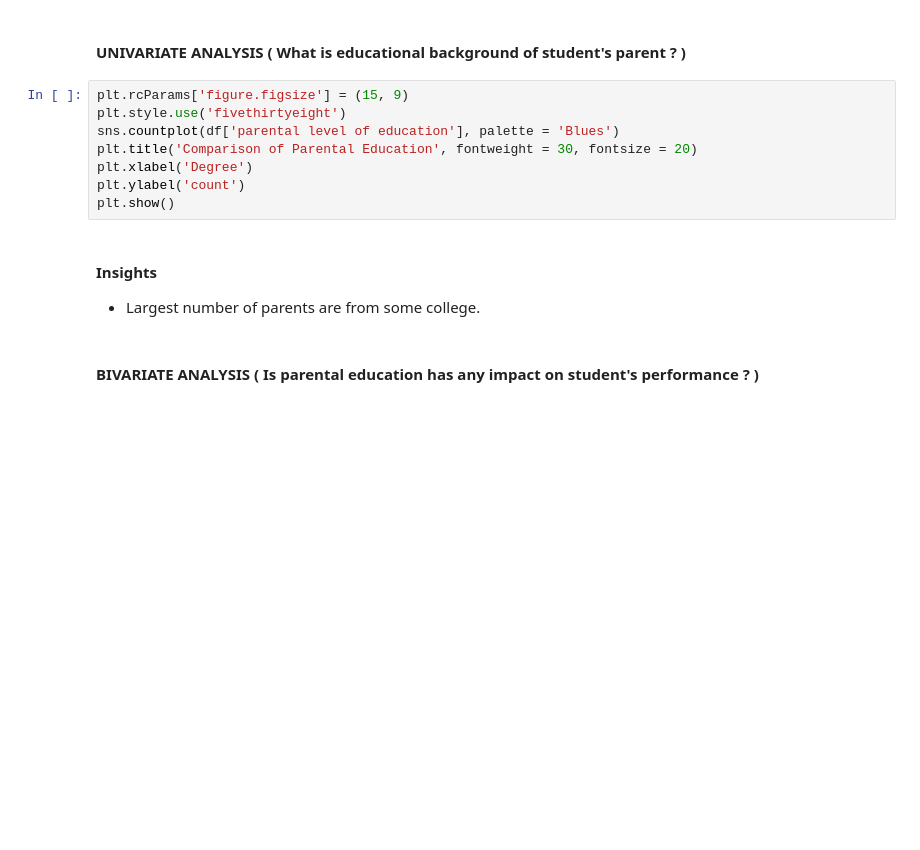
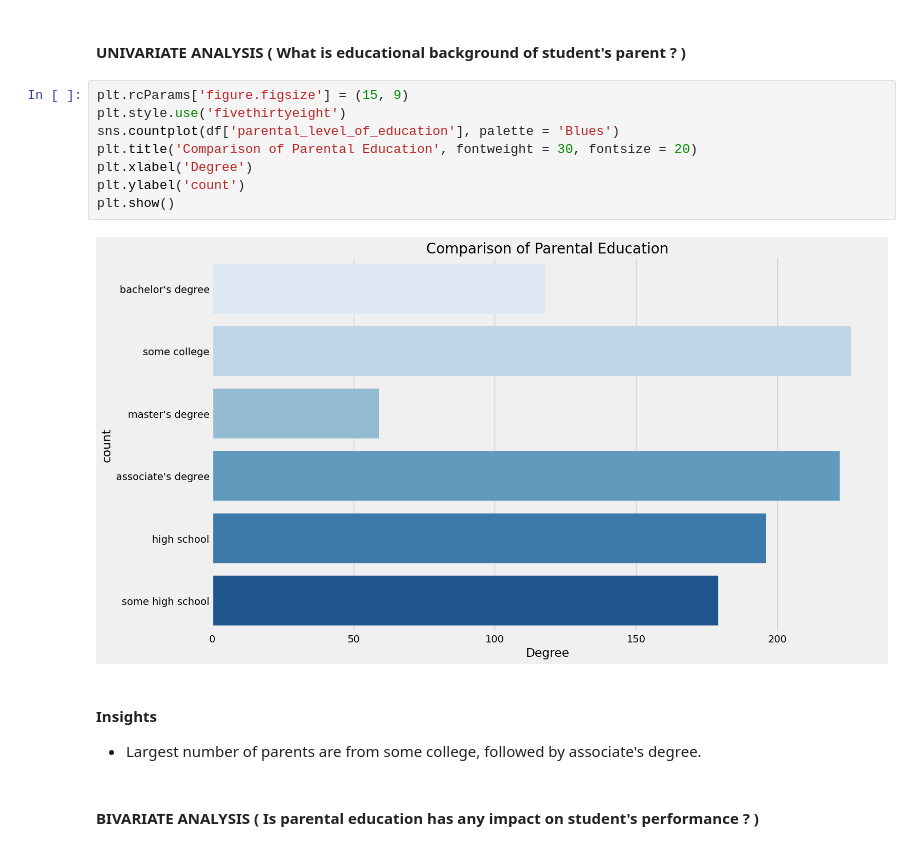
Before and after one commit to adnanbhanji/End-to-End-ML-Project, a Jupyter notebook: notebook/1 . EDA STUDENT PERFORMANCE .ipynb, the cells around one changed output. Drawn from its saved outputs; the diff is of its cells as text; blank space fills up the shorter version.

```diff
--- a/notebook/1 . EDA STUDENT PERFORMANCE .ipynb
+++ b/notebook/1 . EDA STUDENT PERFORMANCE .ipynb
@@ -533,14 +533,16 @@ for container in ax[2].containers:
 # %%
 plt.rcParams['figure.figsize'] = (15, 9)
 plt.style.use('fivethirtyeight')
-sns.countplot(df['parental level of education'], palette = 'Blues')
+sns.countplot(df['parental_level_of_education'], palette = 'Blues')
 plt.title('Comparison of Parental Education', fontweight = 30, fontsize = 20)
 plt.xlabel('Degree')
 plt.ylabel('count')
 plt.show()
+# %% [output]
+[figure, added]
 # %% [markdown]
 #### Insights
-- Largest number of parents are from some college.
+- Largest number of parents are from some college, followed by associate's degree.
 # %% [markdown]
 #### BIVARIATE ANALYSIS ( Is parental education has any impact on student's performance ? )
 # %%
```
Also changed, not shown: parts of 9 cells of this notebook.
